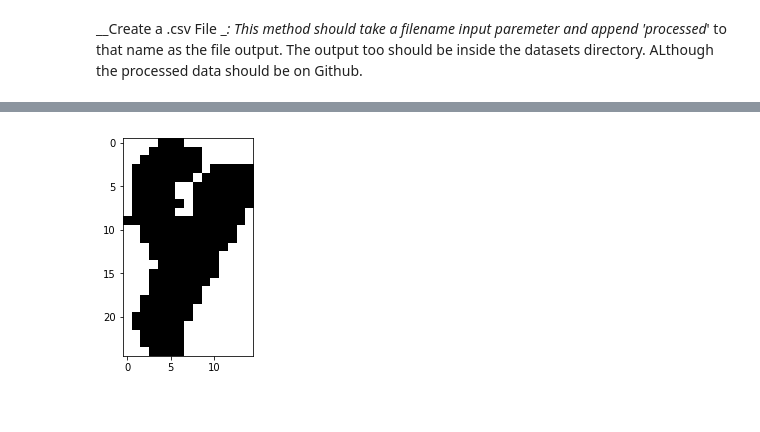
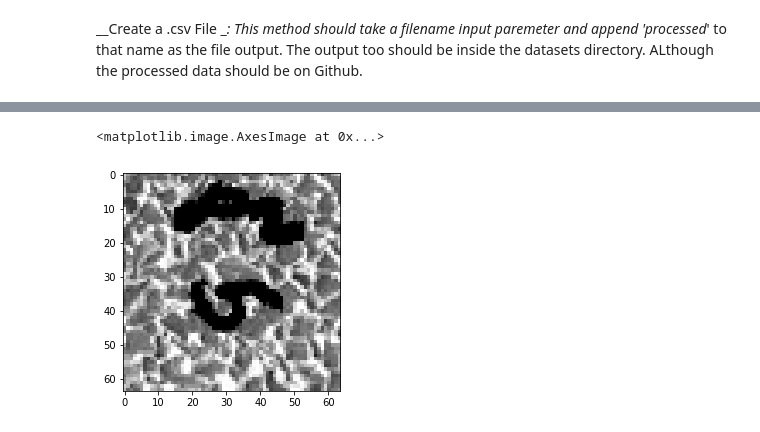
Before and after one commit to Angus-McLean/COMP551-Competition, a Jupyter notebook: 0_DataPreprocessing.ipynb, the cells around one changed output, grey strips where cells are left out. Drawn from its saved outputs; the diff is of its cells as text; code cells hidden in the pictures.

```diff
--- a/0_DataPreprocessing.ipynb
+++ b/0_DataPreprocessing.ipynb
@@ -367,0 +357,3 @@ done
+# %%
+im = 82
+plt.imshow(outMid[im], cmap='binary', interpolation='nearest')
@@ -368,5 +363,6 @@ done
 # %%
-plt.imshow(step1, cmap='binary', interpolation='nearest')
-plt.savefig("./step_1.png")
+plt.imshow(xi[im], cmap='binary', interpolation='nearest')
+# print showY[im]
 # %% [output]
+<matplotlib.image.AxesImage at 0x...>
-[figure, old version]
+[figure, new version]
```
Also changed, not shown: parts of 8 cells of this notebook.
